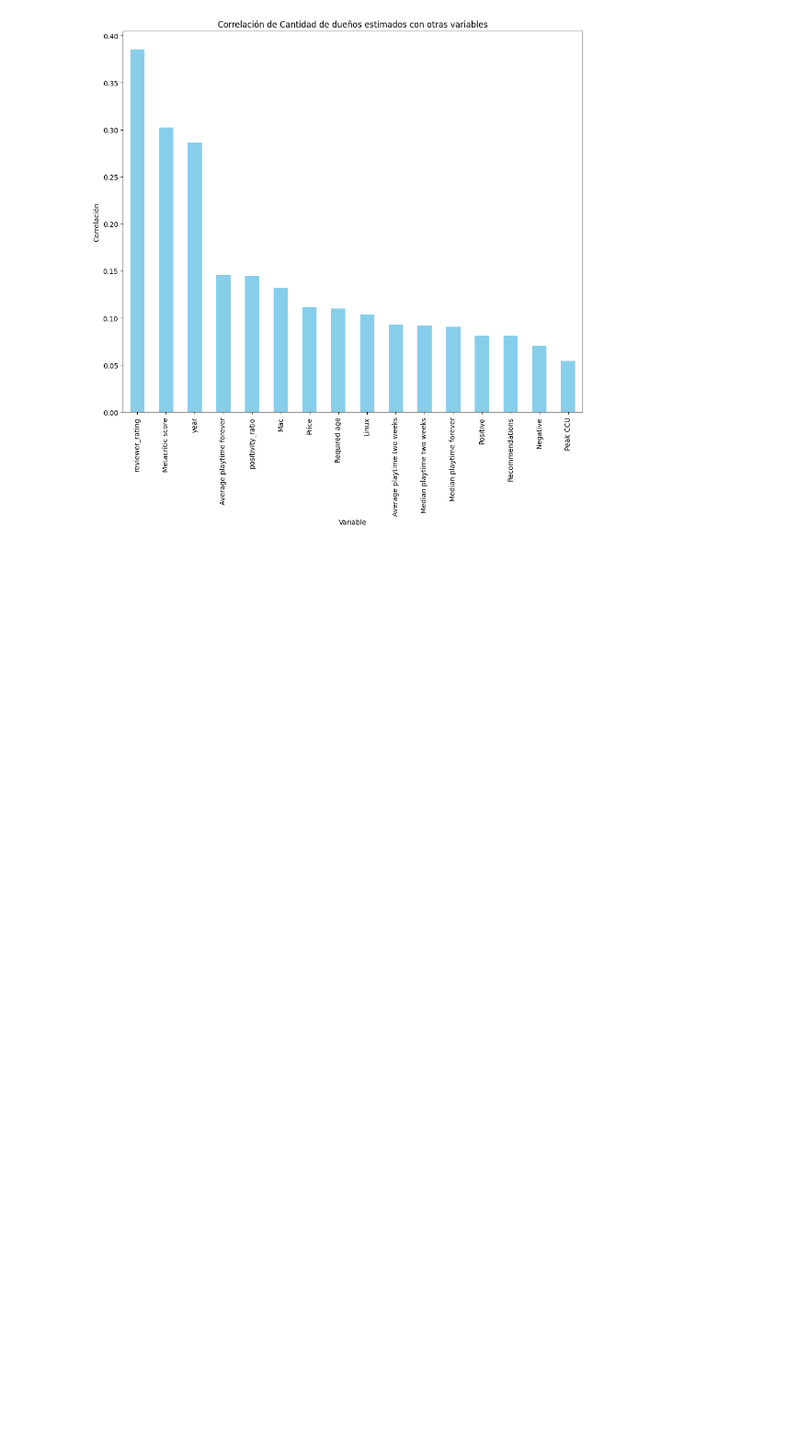
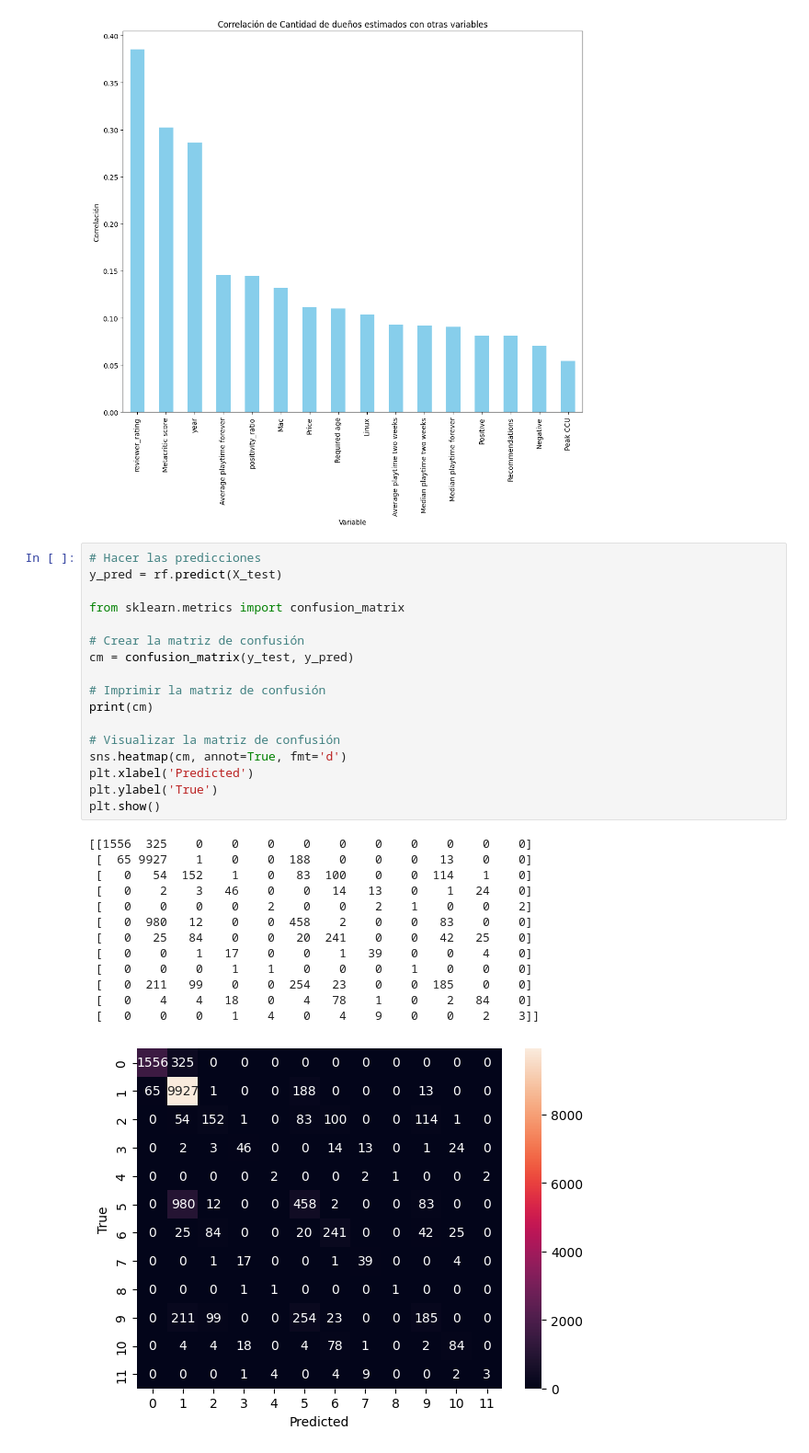
Before and after one commit to VicenteA18UCN/IDS_PROJECT, a Jupyter notebook: InformePreliminar.ipynb, the cells around one changed output. Shown at 92% size. Cells and saved outputs as stored; diff of their text form; blank space fills up the shorter version.

```diff
--- a/InformePreliminar.ipynb
+++ b/InformePreliminar.ipynb
@@ -348,3 +338,34 @@ plt.show()
 # %% [output]
 [figure]
 [figure]
+# %%
+# Hacer las predicciones
+y_pred = rf.predict(X_test)
+
+from sklearn.metrics import confusion_matrix
+
+# Crear la matriz de confusión
+cm = confusion_matrix(y_test, y_pred)
+
+# Imprimir la matriz de confusión
+print(cm)
+
+# Visualizar la matriz de confusión
+sns.heatmap(cm, annot=True, fmt='d')
+plt.xlabel('Predicted')
+plt.ylabel('True')
+plt.show()
+# %% [output]
+[[1556  325    0    0    0    0    0    0    0    0    0    0]
+ [  65 9927    1    0    0  188    0    0    0   13    0    0]
+ [   0   54  152    1    0   83  100    0    0  114    1    0]
+ [   0    2    3   46    0    0   14   13    0    1   24    0]
+ [   0    0    0    0    2    0    0    2    1    0    0    2]
+ [   0  980   12    0    0  458    2    0    0   83    0    0]
+ [   0   25   84    0    0   20  241    0    0   42   25    0]
+ [   0    0    1   17    0    0    1   39    0    0    4    0]
+ [   0    0    0    1    1    0    0    0    1    0    0    0]
+ [   0  211   99    0    0  254   23    0    0  185    0    0]
+ [   0    4    4   18    0    4   78    1    0    2   84    0]
+ [   0    0    0    1    4    0    4    9    0    0    2    3]]
+[figure, added]
```
Also changed, not shown: parts of 3 cells of this notebook, 1 other file.
